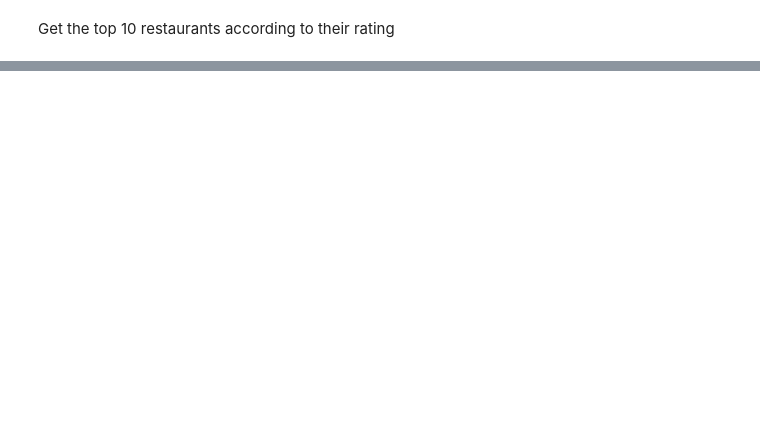
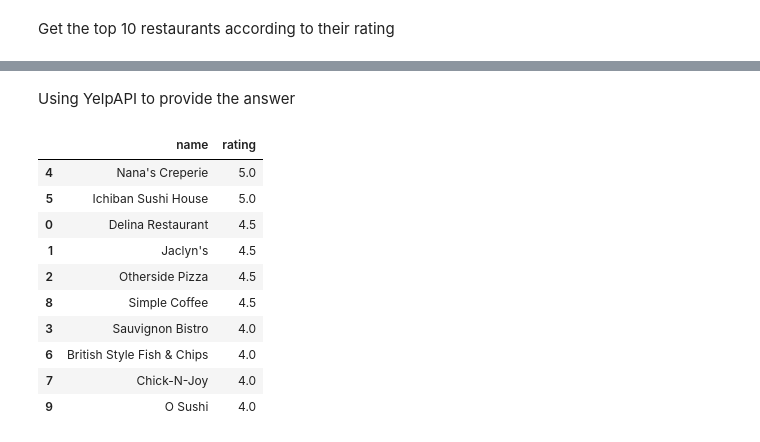
Before and after one commit to hafithm/Statistical-Modelling-with-Python, a Jupyter notebook: notebooks/yelp_foursquare_EDA.ipynb, the cells around one changed output, grey strips where cells are left out. Cells and saved outputs as stored; diff of their text form; code cells hidden in the pictures; blank space fills up the shorter version.

```diff
--- a/notebooks/yelp_foursquare_EDA.ipynb
+++ b/notebooks/yelp_foursquare_EDA.ipynb
@@ -154,0 +388,43 @@ Name: LA LA Bakeshop, Rating: 4.5, Address: 346 A Bloor Street W, Toronto, ON M5
+# %% [markdown]
+Using YelpAPI to provide the answer
+# %%
+import requests
+import pandas as pd
+
+yelp_api_key = os.environ['YELP_API_KEY']
+url = 'https://api.yelp.com/v3/businesses/search'
+params = {
+    'location': 'toronto',
+    'latitude': 43.66,
+    'longitude': -79.31,
+    'term': 'restaurant',
+    'radius': 1000,
+    'sort_by': 'rating',
+    'limit': 10,  # Update limit to 10 #indicating that we want to retrieve only the top 10 restaurants
+}
+headers = {
+    'Authorization': f'Bearer {yelp_api_key}',
+    'accept': 'application/json',
+}
+
+response = requests.get(url, params=params, headers=headers)
+data = response.json()
+
+yelprestaurant_df = pd.json_normalize(data['businesses'])
+
+# Sort the dataframe by rating in descending order
+yelprestaurant_df = yelprestaurant_df.sort_values('rating', ascending=False)
+
+yelprestaurant_df[['name', 'rating']]
+# %% [output]
+|  | name | rating |
+| 4 | Nana's Creperie | 5.0 |
+| 5 | Ichiban Sushi House | 5.0 |
+| 0 | Delina Restaurant | 4.5 |
+| 1 | Jaclyn's | 4.5 |
+| 2 | Otherside Pizza | 4.5 |
+| 8 | Simple Coffee | 4.5 |
+| 3 | Sauvignon Bistro | 4.0 |
+| 6 | British Style Fish & Chips | 4.0 |
+| 7 | Chick-N-Joy | 4.0 |
+| 9 | O Sushi | 4.0 |
```
Also changed, not shown: parts of 21 cells of this notebook.
